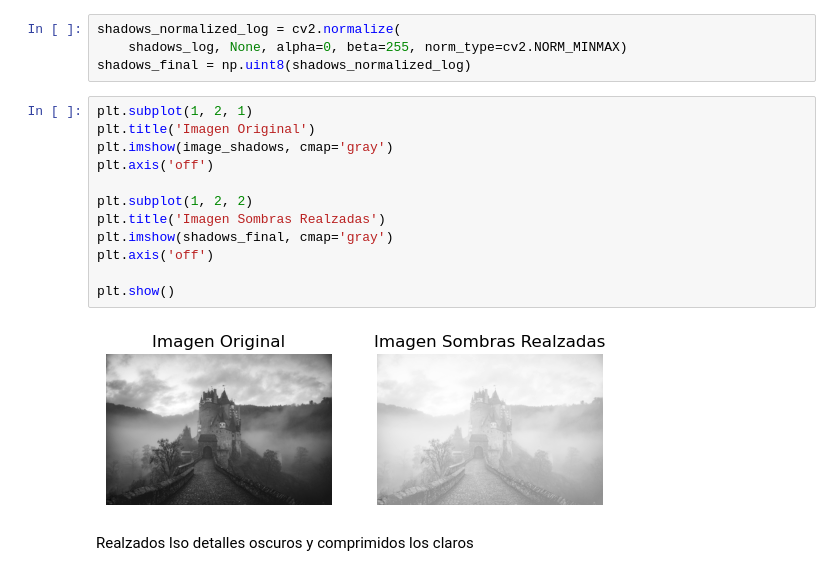
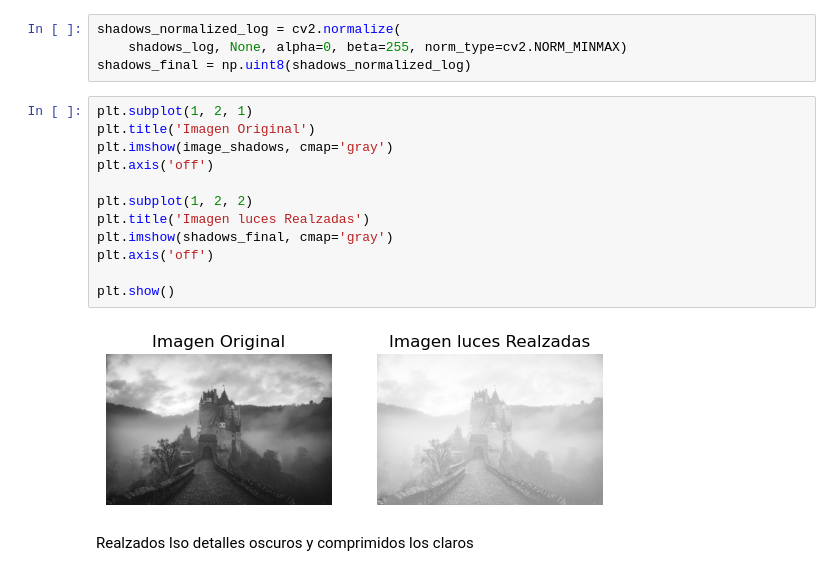
Before and after one commit to AndresGUIO2/Filtros-de-imagen, a Jupyter notebook: filtos_imagenes.ipynb, the cells around one changed output. Drawn from its saved outputs; the diff is of its cells as text.

```diff
--- a/filtos_imagenes.ipynb
+++ b/filtos_imagenes.ipynb
@@ -178,17 +181,17 @@ shadows_final = np.uint8(shadows_normalized_log)
 # %%
 plt.subplot(1, 2, 1)
 plt.title('Imagen Original')
 plt.imshow(image_shadows, cmap='gray')
 plt.axis('off')
 
 plt.subplot(1, 2, 2)
-plt.title('Imagen Sombras Realzadas')
+plt.title('Imagen luces Realzadas')
 plt.imshow(shadows_final, cmap='gray')
 plt.axis('off')
 
 plt.show()
 # %% [output]
-[figure, old version]
+[figure, new version]
 # %% [markdown]
 Realzados lso detalles oscuros y comprimidos los claros
 # %% [markdown]
```
Also changed, not shown: parts of 18 cells of this notebook, 2 other files.
